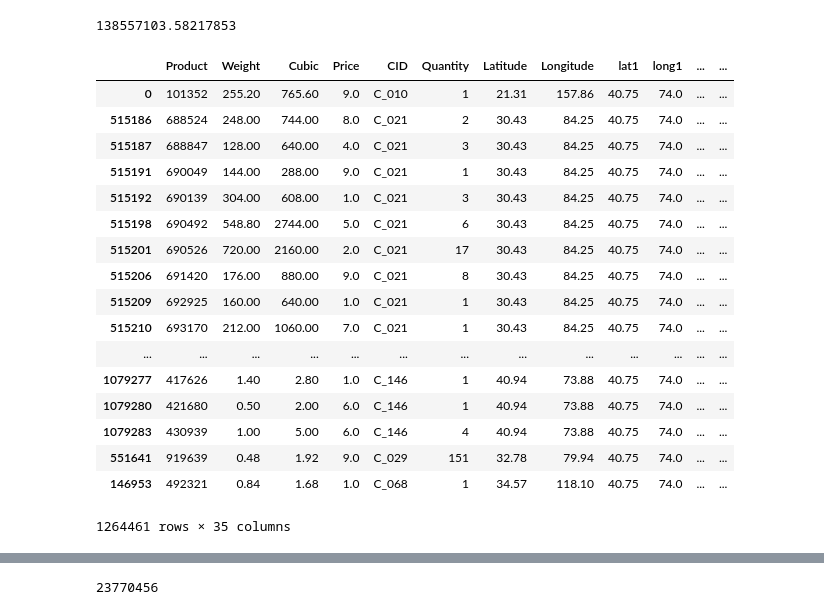
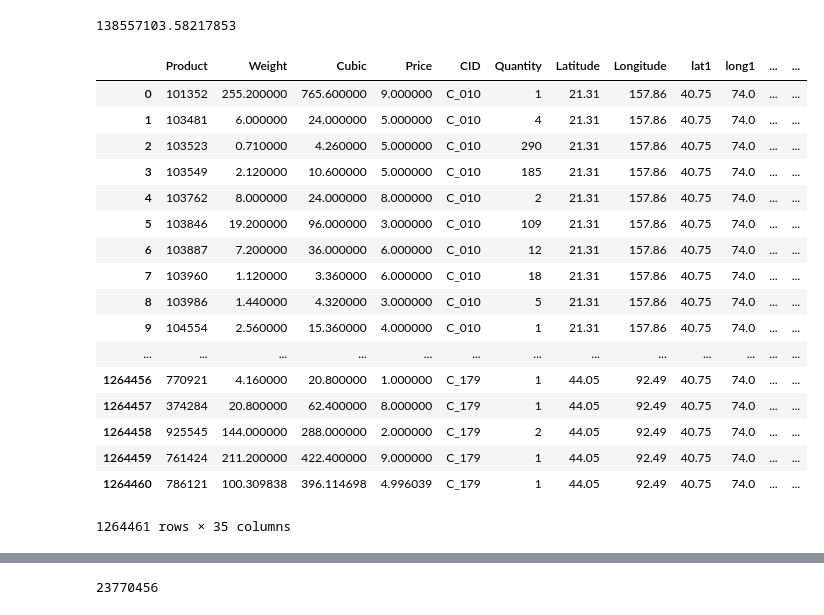
Before and after one commit to pszkilnyk/skittles, a Jupyter notebook: final.ipynb, the cells around one changed output, grey strips where cells are left out. Cells and saved outputs as stored; diff of their text form; code cells hidden in the pictures.

```diff
--- a/final.ipynb
+++ b/final.ipynb
@@ -556,23 +543,24 @@ uno+dos+tres
 # %% [output]
 138557103.58217853
 # %%
-pd.merge(mo, varCost, on='varCost').sort_values('k')
+mo=pd.merge(mo, varCost, on='varCost')
+mo
 # %% [output]
 |  | Product | Weight | Cubic | Price | CID | Quantity | Latitude | Longitude | lat1 | long1 | ... | ... |
-| 0 | 101352 | 255.20 | 765.60 | 9.0 | C_010 | 1 | 21.31 | 157.86 | 40.75 | 74.0 | ... | ... |
-| 515186 | 688524 | 248.00 | 744.00 | 8.0 | C_021 | 2 | 30.43 | 84.25 | 40.75 | 74.0 | ... | ... |
-| 515187 | 688847 | 128.00 | 640.00 | 4.0 | C_021 | 3 | 30.43 | 84.25 | 40.75 | 74.0 | ... | ... |
-| 515191 | 690049 | 144.00 | 288.00 | 9.0 | C_021 | 1 | 30.43 | 84.25 | 40.75 | 74.0 | ... | ... |
-| 515192 | 690139 | 304.00 | 608.00 | 1.0 | C_021 | 3 | 30.43 | 84.25 | 40.75 | 74.0 | ... | ... |
-| 515198 | 690492 | 548.80 | 2744.00 | 5.0 | C_021 | 6 | 30.43 | 84.25 | 40.75 | 74.0 | ... | ... |
-| 515201 | 690526 | 720.00 | 2160.00 | 2.0 | C_021 | 17 | 30.43 | 84.25 | 40.75 | 74.0 | ... | ... |
-| 515206 | 691420 | 176.00 | 880.00 | 9.0 | C_021 | 8 | 30.43 | 84.25 | 40.75 | 74.0 | ... | ... |
-| 515209 | 692925 | 160.00 | 640.00 | 1.0 | C_021 | 1 | 30.43 | 84.25 | 40.75 | 74.0 | ... | ... |
-| 515210 | 693170 | 212.00 | 1060.00 | 7.0 | C_021 | 1 | 30.43 | 84.25 | 40.75 | 74.0 | ... | ... |
+| 0 | 101352 | 255.200000 | 765.600000 | 9.000000 | C_010 | 1 | 21.31 | 157.86 | 40.75 | 74.0 | ... | ... |
+| 1 | 103481 | 6.000000 | 24.000000 | 5.000000 | C_010 | 4 | 21.31 | 157.86 | 40.75 | 74.0 | ... | ... |
+| 2 | 103523 | 0.710000 | 4.260000 | 5.000000 | C_010 | 290 | 21.31 | 157.86 | 40.75 | 74.0 | ... | ... |
+| 3 | 103549 | 2.120000 | 10.600000 | 5.000000 | C_010 | 185 | 21.31 | 157.86 | 40.75 | 74.0 | ... | ... |
+| 4 | 103762 | 8.000000 | 24.000000 | 8.000000 | C_010 | 2 | 21.31 | 157.86 | 40.75 | 74.0 | ... | ... |
+| 5 | 103846 | 19.200000 | 96.000000 | 3.000000 | C_010 | 109 | 21.31 | 157.86 | 40.75 | 74.0 | ... | ... |
+| 6 | 103887 | 7.200000 | 36.000000 | 6.000000 | C_010 | 12 | 21.31 | 157.86 | 40.75 | 74.0 | ... | ... |
+| 7 | 103960 | 1.120000 | 3.360000 | 6.000000 | C_010 | 18 | 21.31 | 157.86 | 40.75 | 74.0 | ... | ... |
+| 8 | 103986 | 1.440000 | 4.320000 | 3.000000 | C_010 | 5 | 21.31 | 157.86 | 40.75 | 74.0 | ... | ... |
+| 9 | 104554 | 2.560000 | 15.360000 | 4.000000 | C_010 | 1 | 21.31 | 157.86 | 40.75 | 74.0 | ... | ... |
 | ... | ... | ... | ... | ... | ... | ... | ... | ... | ... | ... | ... | ... |
-| 1079277 | 417626 | 1.40 | 2.80 | 1.0 | C_146 | 1 | 40.94 | 73.88 | 40.75 | 74.0 | ... | ... |
-| 1079280 | 421680 | 0.50 | 2.00 | 6.0 | C_146 | 1 | 40.94 | 73.88 | 40.75 | 74.0 | ... | ... |
-| 1079283 | 430939 | 1.00 | 5.00 | 6.0 | C_146 | 4 | 40.94 | 73.88 | 40.75 | 74.0 | ... | ... |
-| 551641 | 919639 | 0.48 | 1.92 | 9.0 | C_029 | 151 | 32.78 | 79.94 | 40.75 | 74.0 | ... | ... |
-| 146953 | 492321 | 0.84 | 1.68 | 1.0 | C_068 | 1 | 34.57 | 118.10 | 40.75 | 74.0 | ... | ... |
+| 1264456 | 770921 | 4.160000 | 20.800000 | 1.000000 | C_179 | 1 | 44.05 | 92.49 | 40.75 | 74.0 | ... | ... |
+| 1264457 | 374284 | 20.800000 | 62.400000 | 8.000000 | C_179 | 1 | 44.05 | 92.49 | 40.75 | 74.0 | ... | ... |
+| 1264458 | 925545 | 144.000000 | 288.000000 | 2.000000 | C_179 | 2 | 44.05 | 92.49 | 40.75 | 74.0 | ... | ... |
+| 1264459 | 761424 | 211.200000 | 422.400000 | 9.000000 | C_179 | 1 | 44.05 | 92.49 | 40.75 | 74.0 | ... | ... |
+| 1264460 | 786121 | 100.309838 | 396.114698 | 4.996039 | C_179 | 1 | 44.05 | 92.49 | 40.75 | 74.0 | ... | ... |
 1264461 rows × 35 columns
```
Also changed, not shown: parts of 23 cells of this notebook.
